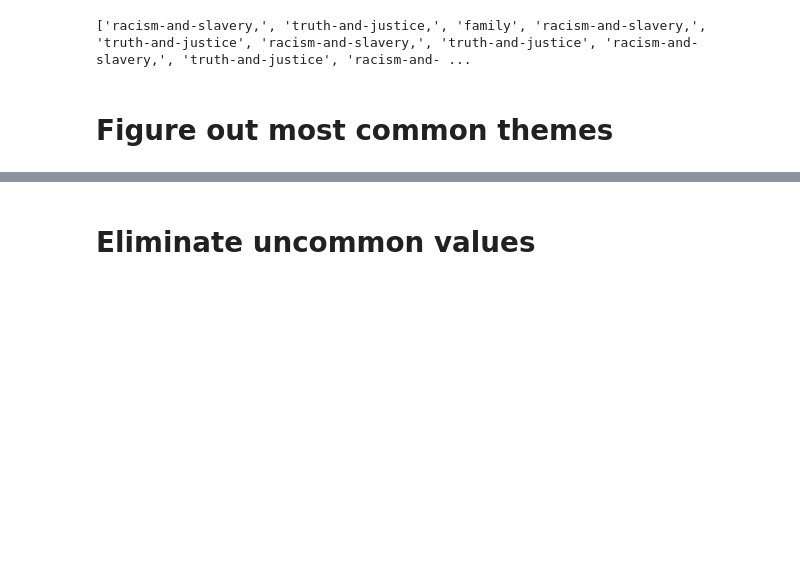
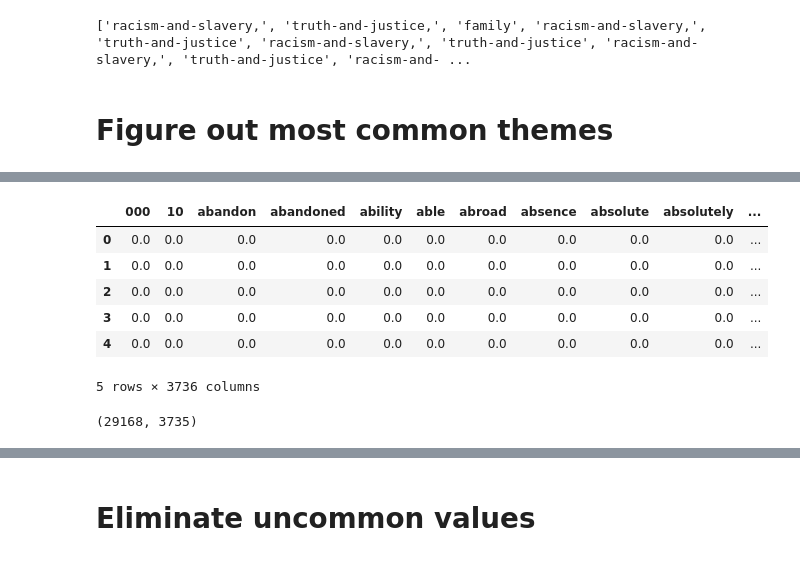
Before and after one commit to Nathanllee1/EvidenceFinder, a Jupyter notebook: Scraping and training stuff/Refined_formatter.ipynb, the cells around one changed output, grey strips where cells are left out. Cells and saved outputs as stored; diff of their text form; code cells hidden in the pictures; blank space fills up the shorter version.

```diff
--- a/Scraping and training stuff/Refined_formatter.ipynb
+++ b/Scraping and training stuff/Refined_formatter.ipynb
@@ -38,0 +168,26 @@ print(themelist)
+# %%
+vectorizer = TfidfVectorizer(
+    stop_words="english",
+    ngram_range=(1, 1),
+    max_df=1.0,
+    min_df=0.001
+
+)
+X = vectorizer.fit_transform(df3["Quotes"])
+# %%
+X_df = pd.DataFrame(X.toarray(), columns=vectorizer.get_feature_names())
+X_df["theme_index"] = df3["theme_index"]
+# %%
+X_df.head()
+# %% [output]
+|  | 000 | 10 | abandon | abandoned | ability | able | abroad | absence | absolute | absolutely | ... |
+| 0 | 0.0 | 0.0 | 0.0 | 0.0 | 0.0 | 0.0 | 0.0 | 0.0 | 0.0 | 0.0 | ... |
+| 1 | 0.0 | 0.0 | 0.0 | 0.0 | 0.0 | 0.0 | 0.0 | 0.0 | 0.0 | 0.0 | ... |
+| 2 | 0.0 | 0.0 | 0.0 | 0.0 | 0.0 | 0.0 | 0.0 | 0.0 | 0.0 | 0.0 | ... |
+| 3 | 0.0 | 0.0 | 0.0 | 0.0 | 0.0 | 0.0 | 0.0 | 0.0 | 0.0 | 0.0 | ... |
+| 4 | 0.0 | 0.0 | 0.0 | 0.0 | 0.0 | 0.0 | 0.0 | 0.0 | 0.0 | 0.0 | ... |
+5 rows × 3736 columns
+# %%
+X.shape
+# %% [output]
+(29168, 3735)
```
Also changed, not shown: parts of 31 cells of this notebook, 2 other files.
